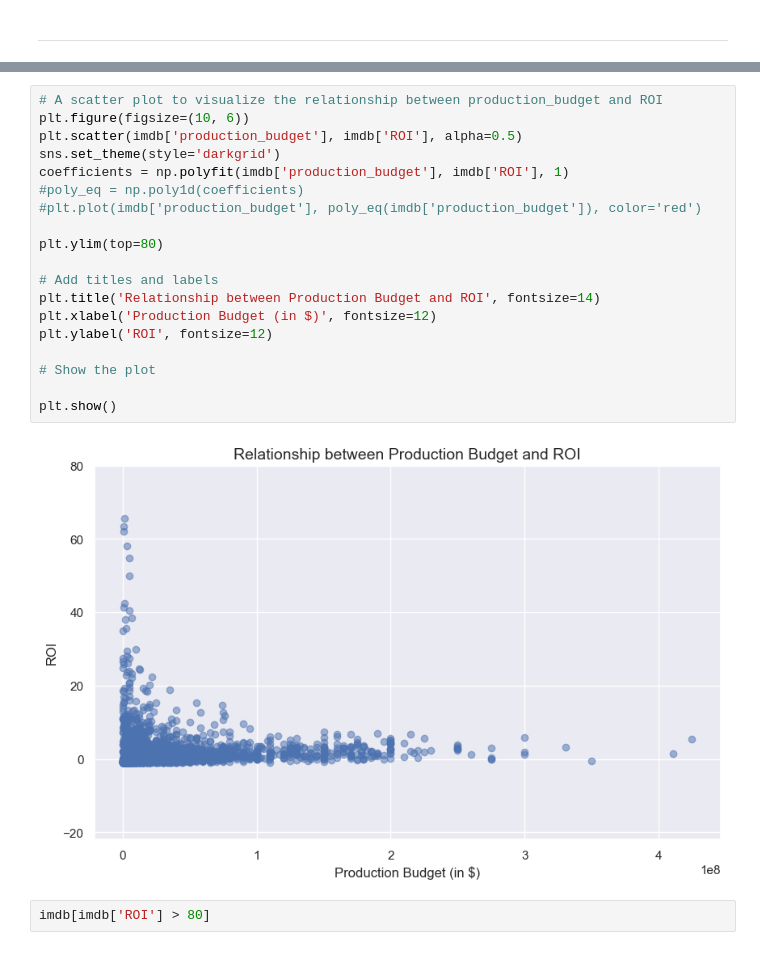
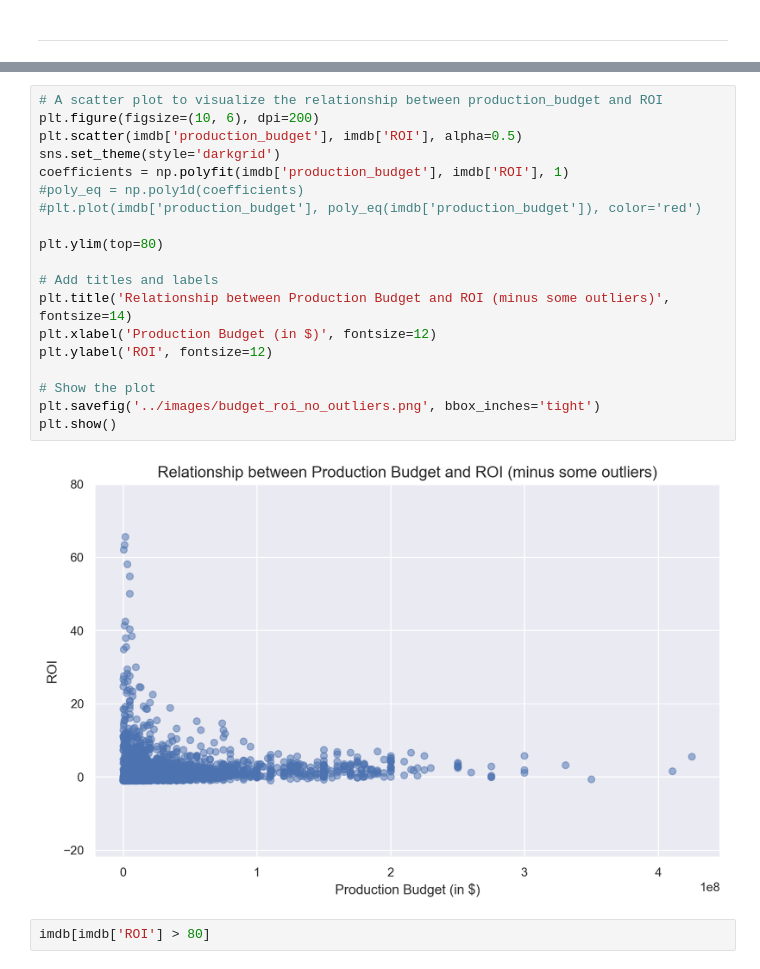
Before and after one commit to williambguo/ds-p2-project, a Jupyter notebook: code/eda.ipynb, the cells around one changed output, grey strips where cells are left out. Drawn from its saved outputs; the diff is of its cells as text.

```diff
--- a/code/eda.ipynb
+++ b/code/eda.ipynb
@@ -597,25 +607,25 @@ plt.show()
 [figure]
 # %%
 # A scatter plot to visualize the relationship between production_budget and ROI
-plt.figure(figsize=(10, 6))
+plt.figure(figsize=(10, 6), dpi=200)
 plt.scatter(imdb['production_budget'], imdb['ROI'], alpha=0.5)
 sns.set_theme(style='darkgrid')
 coefficients = np.polyfit(imdb['production_budget'], imdb['ROI'], 1)
 #poly_eq = np.poly1d(coefficients)
 #plt.plot(imdb['production_budget'], poly_eq(imdb['production_budget']), color='red')
 
 plt.ylim(top=80)
 
 # Add titles and labels
-plt.title('Relationship between Production Budget and ROI', fontsize=14)
+plt.title('Relationship between Production Budget and ROI (minus some outliers)', fontsize=14)
 plt.xlabel('Production Budget (in $)', fontsize=12)
 plt.ylabel('ROI', fontsize=12)
 
 # Show the plot
-
+plt.savefig('../images/budget_roi_no_outliers.png', bbox_inches='tight')
 plt.show()
 # %% [output]
-[figure, old version]
+[figure, new version]
 # %%
 imdb[imdb['ROI'] > 80]
 # %% [output]
```
Also changed, not shown: parts of 10 cells of this notebook, 7 other files.
